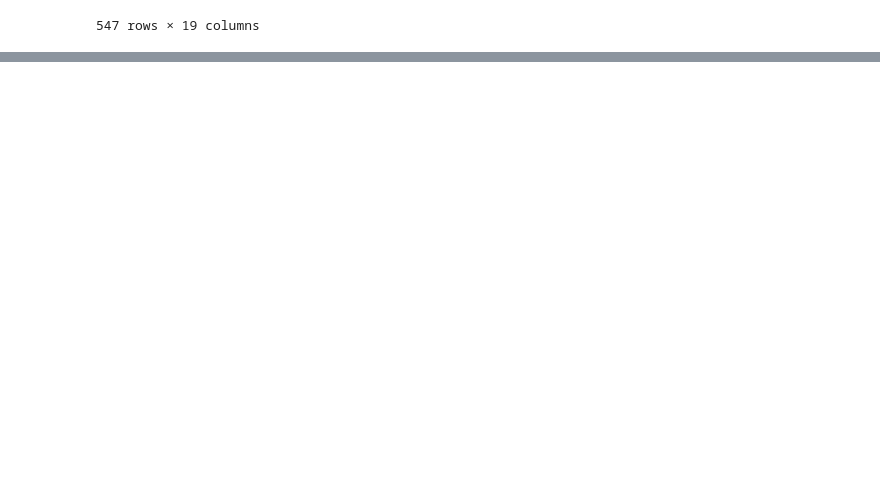
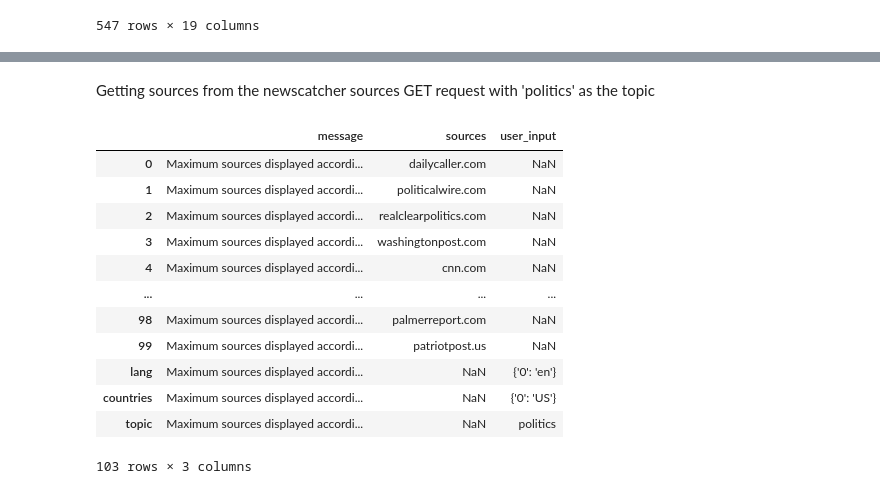
Before and after one commit to caowens/media-bias-experiments, a Jupyter notebook: newscatcher.ipynb, the cells around one changed output, grey strips where cells are left out. Cells and saved outputs as stored; diff of their text form; code cells hidden in the pictures; blank space fills up the shorter version.

Commit message:
Merging the sources between Newscatcher and AllSides

```diff
--- a/newscatcher.ipynb
+++ b/newscatcher.ipynb
@@ -91,0 +138,21 @@ df_with_sources
+# %% [markdown]
+Getting sources from the newscatcher sources GET request with 'politics' as the topic
+# %%
+newscatcher_sources_df = pd.read_json('NewscatcherSources.json')
+
+# print(df.to_string())
+newscatcher_sources_df
+# %% [output]
+|  | message | sources | user_input |
+| 0 | Maximum sources displayed accordi... | dailycaller.com | NaN |
+| 1 | Maximum sources displayed accordi... | politicalwire.com | NaN |
+| 2 | Maximum sources displayed accordi... | realclearpolitics.com | NaN |
+| 3 | Maximum sources displayed accordi... | washingtonpost.com | NaN |
+| 4 | Maximum sources displayed accordi... | cnn.com | NaN |
+| ... | ... | ... | ... |
+| 98 | Maximum sources displayed accordi... | palmerreport.com | NaN |
+| 99 | Maximum sources displayed accordi... | patriotpost.us | NaN |
+| lang | Maximum sources displayed accordi... | NaN | {'0': 'en'} |
+| countries | Maximum sources displayed accordi... | NaN | {'0': 'US'} |
+| topic | Maximum sources displayed accordi... | NaN | politics |
+103 rows × 3 columns
```
Also changed, not shown: parts of 22 cells of this notebook, 1 other file.
